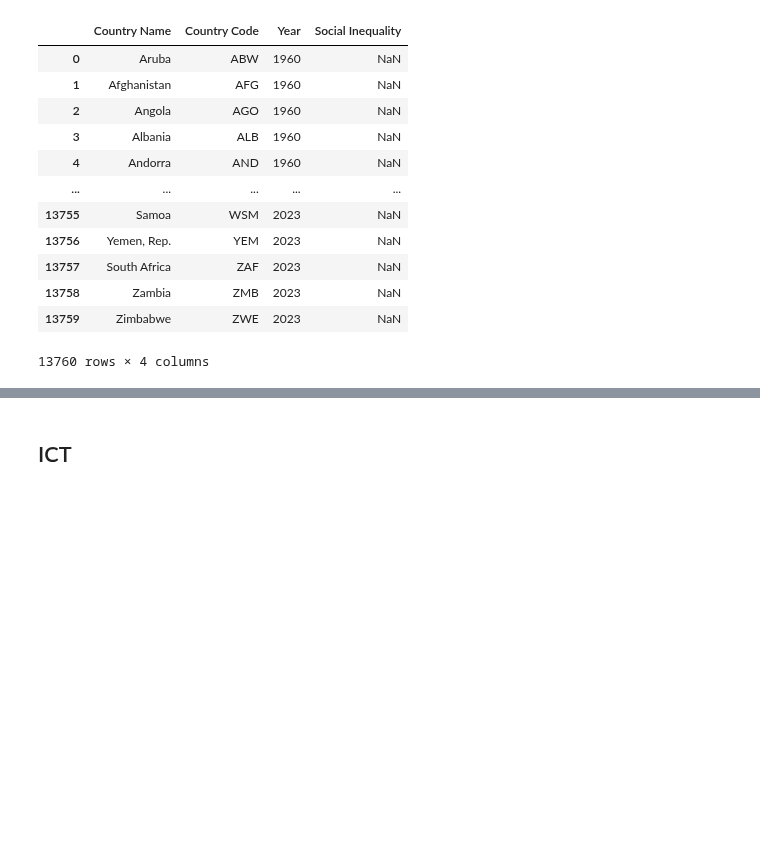
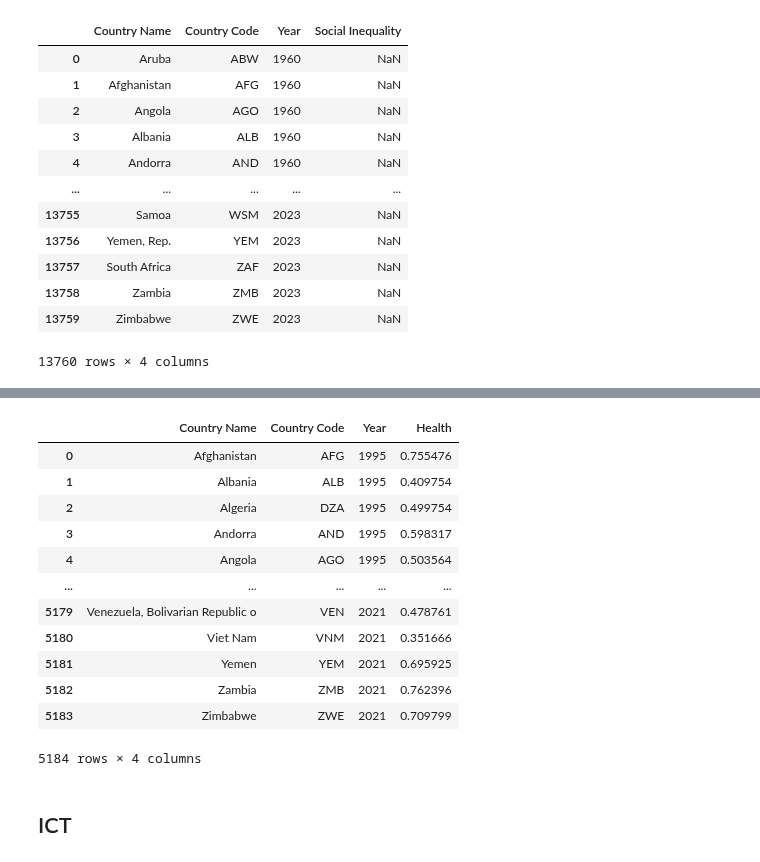
Before and after one commit to marcbarc19/DataScienceExam, a Jupyter notebook: predictor_cleaning.ipynb, the cells around one changed output, grey strips where cells are left out. Drawn from its saved outputs; the diff is of its cells as text; code cells hidden in the pictures; blank space fills up the shorter version.

```diff
--- a/predictor_cleaning.ipynb
+++ b/predictor_cleaning.ipynb
@@ -681,3 +702,34 @@ display(SI_df)
+# %%
+# Melt the DataFrame to transform the years into a single column
+HE_df = pd.melt(health_df, id_vars=['ISO3', 'Name'],
+                    var_name='Year', value_name='Value')
+
+# Rename column 'A' to 'New_A'
+HE_df.rename(columns={'ISO3': 'Country Code'}, inplace=True)
+HE_df.rename(columns={'Value': 'Health'}, inplace=True)
+HE_df.rename(columns={'Name': 'Country Name'}, inplace=True)
+
+# Switch the first two columns
+columns = HE_df.columns.tolist()
+columns[0], columns[1] = columns[1], columns[0]
+HE_df = HE_df[columns]
+
+# Print the resulting DataFrame
+display(HE_df)
+# %% [output]
+|  | Country Name | Country Code | Year | Health |
+| 0 | Afghanistan | AFG | 1995 | 0.755476 |
+| 1 | Albania | ALB | 1995 | 0.409754 |
+| 2 | Algeria | DZA | 1995 | 0.499754 |
+| 3 | Andorra | AND | 1995 | 0.598317 |
+| 4 | Angola | AGO | 1995 | 0.503564 |
+| ... | ... | ... | ... | ... |
+| 5179 | Venezuela, Bolivarian Republic o | VEN | 2021 | 0.478761 |
+| 5180 | Viet Nam | VNM | 2021 | 0.351666 |
+| 5181 | Yemen | YEM | 2021 | 0.695925 |
+| 5182 | Zambia | ZMB | 2021 | 0.762396 |
+| 5183 | Zimbabwe | ZWE | 2021 | 0.709799 |
+5184 rows × 4 columns
 # %% [markdown]
 ## ICT
 # %%
```
Also changed, not shown: parts of 5 cells of this notebook, 2 other files.
